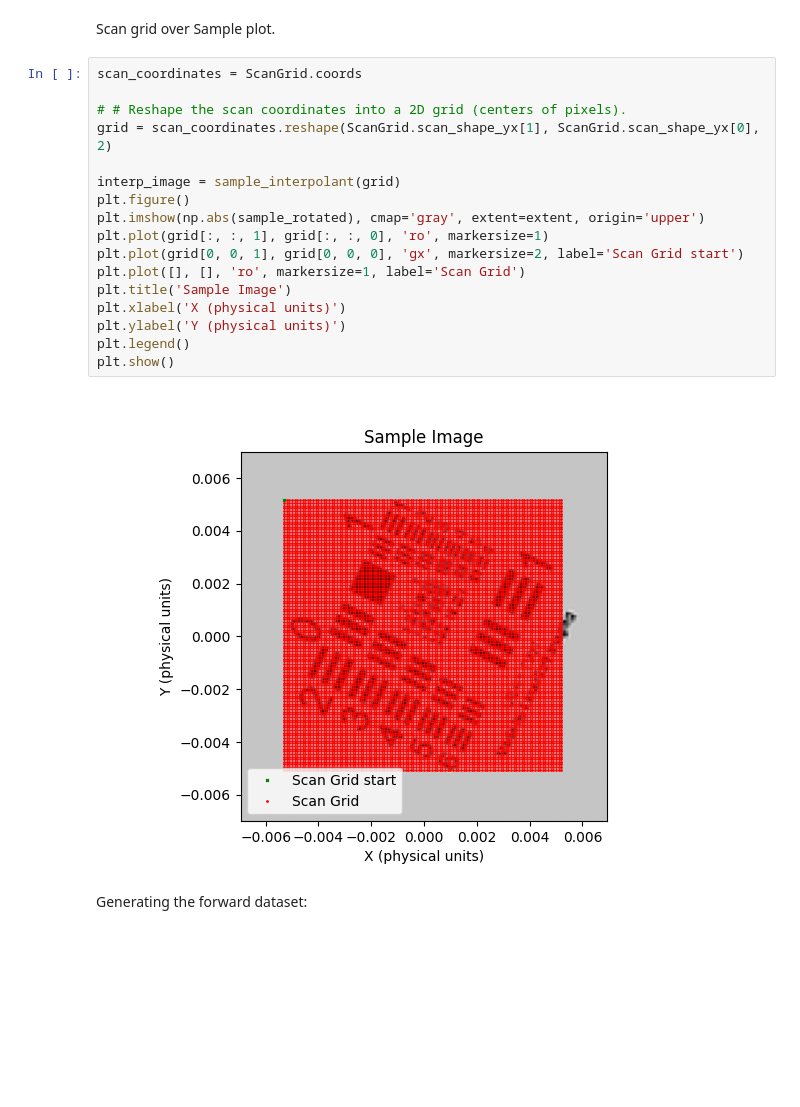
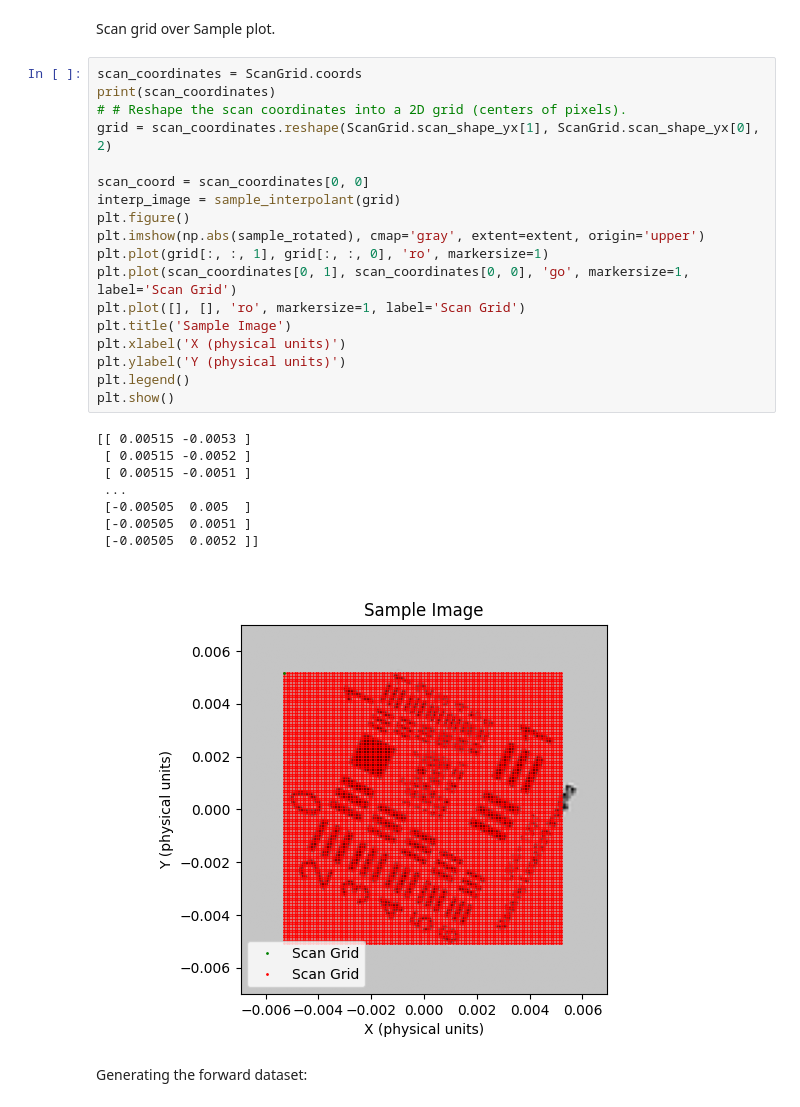
Before and after one commit to uellue/TemGymCore, a Jupyter notebook: fourdstem_example/generate.ipynb, the cells around one changed output. Saved outputs shown, nothing was run; the diff lists cells and outputs as text; blank space fills up the shorter version.

```diff
--- a/fourdstem_example/generate.ipynb
+++ b/fourdstem_example/generate.ipynb
@@ -111,23 +111,31 @@ model = [PointSource, ScanGrid, Descanner, Detector]
 Scan grid over Sample plot.
 # %%
 scan_coordinates = ScanGrid.coords
-
+print(scan_coordinates)
 # # Reshape the scan coordinates into a 2D grid (centers of pixels).
 grid = scan_coordinates.reshape(ScanGrid.scan_shape_yx[1], ScanGrid.scan_shape_yx[0], 2)
 
+scan_coord = scan_coordinates[0, 0]
 interp_image = sample_interpolant(grid)
 plt.figure()
 plt.imshow(np.abs(sample_rotated), cmap='gray', extent=extent, origin='upper')
 plt.plot(grid[:, :, 1], grid[:, :, 0], 'ro', markersize=1)
-plt.plot(grid[0, 0, 1], grid[0, 0, 0], 'gx', markersize=2, label='Scan Grid start')
+plt.plot(scan_coordinates[0, 1], scan_coordinates[0, 0], 'go', markersize=1, label='Scan Grid')
 plt.plot([], [], 'ro', markersize=1, label='Scan Grid')
 plt.title('Sample Image')
 plt.xlabel('X (physical units)')
 plt.ylabel('Y (physical units)')
 plt.legend()
 plt.show()
 # %% [output]
+[[ 0.00515 -0.0053 ]
+ [ 0.00515 -0.0052 ]
+ [ 0.00515 -0.0051 ]
+ ...
+ [-0.00505  0.005  ]
+ [-0.00505  0.0051 ]
+ [-0.00505  0.0052 ]]
-[figure, old version]
+[figure, new version]
 # %% [markdown]
 Generating the forward dataset:
 # %%
```
Also changed, not shown: 3 other files.
